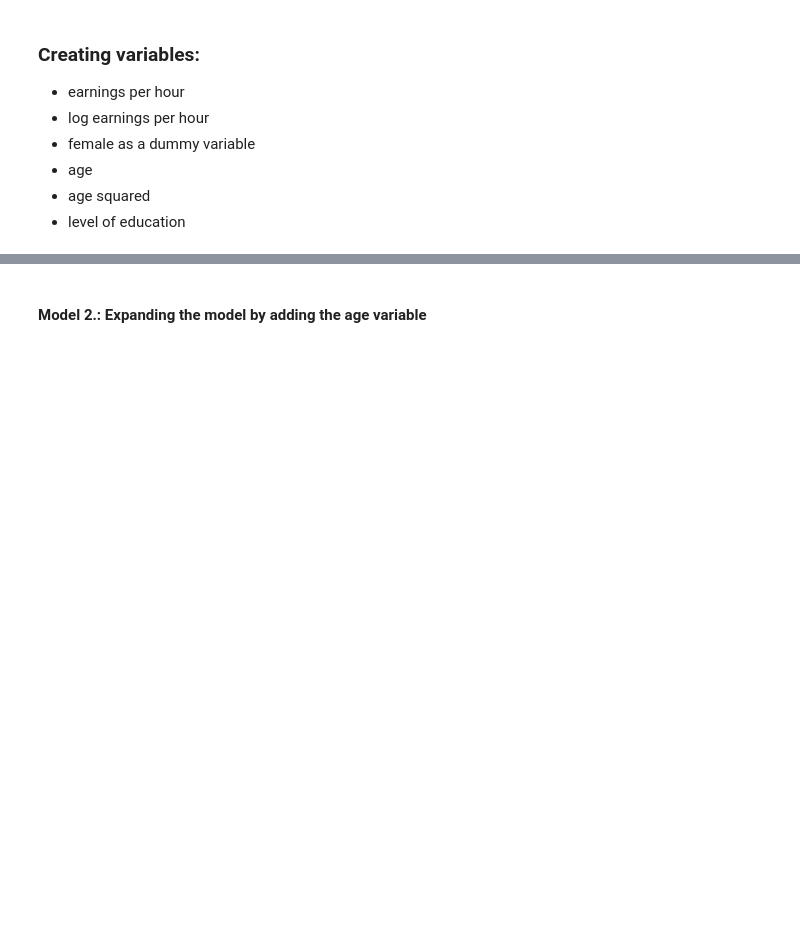
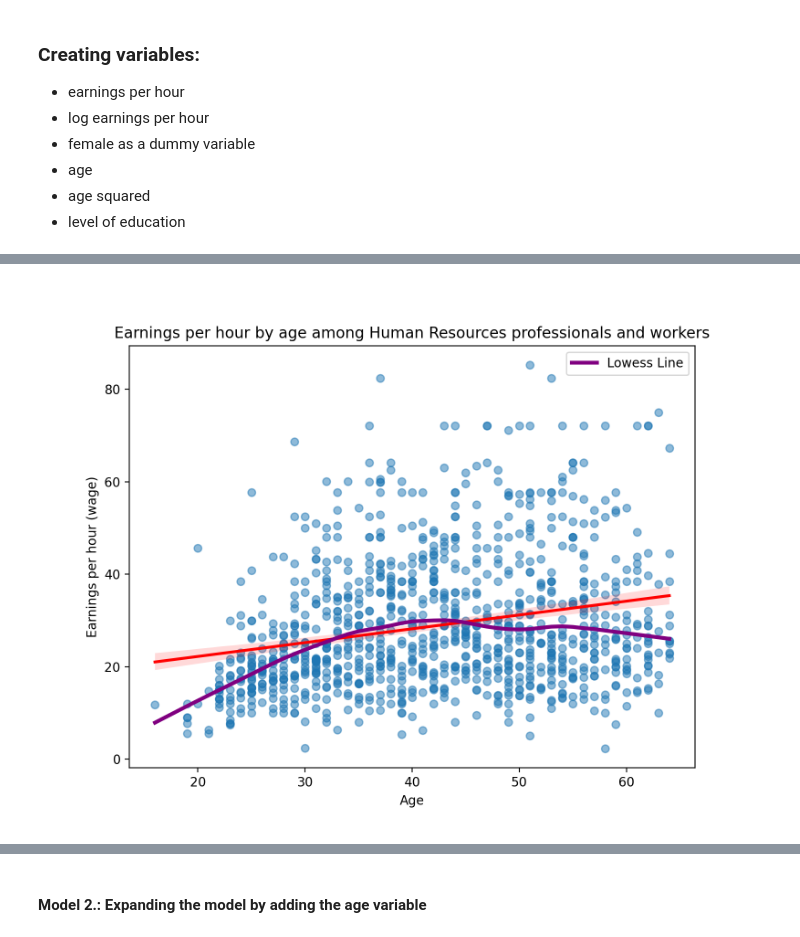
Before and after one commit to zsofiarebeka/DA3_Assignment-1, a Jupyter notebook: DA3_Assignment-1.ipynb, the cells around one changed output, grey strips where cells are left out. Drawn from its saved outputs; the diff is of its cells as text; code cells hidden in the pictures; blank space fills up the shorter version.

```diff
--- a/DA3_Assignment-1.ipynb
+++ b/DA3_Assignment-1.ipynb
@@ -90,3 +177,23 @@ reg1.summary()
+# %%
+# Creating the scatter plot with the regression line (model 1)
+plt.figure(figsize=(8, 6))
+sns.regplot(x=data['age'], y=data['earnphour'], scatter_kws={'alpha': 0.5}, line_kws={'color': 'red'})
+
+# Calculating lowess values
+lowess = sm.nonparametric.lowess(data['earnphour'], data['age'], frac=0.3)
+
+# Plotting the lowess line
+plt.plot(lowess[:, 0], lowess[:, 1], color='purple', label='Lowess Line', linewidth=3)
+
+# Customizing the titles and labels
+plt.title("Earnings per hour by age among Human Resources professionals and workers")
+plt.xlabel('Age')
+plt.ylabel('Earnings per hour (wage)')
+plt.legend()
+
+plt.show()
+# %% [output]
+[figure, added]
 # %%
 # Regression summary with HC' type of robust error in another form
 print(reg1.get_robustcov_results(cov_type='HC1').summary())
```
Also changed, not shown: parts of 58 cells of this notebook, 1 other file.
